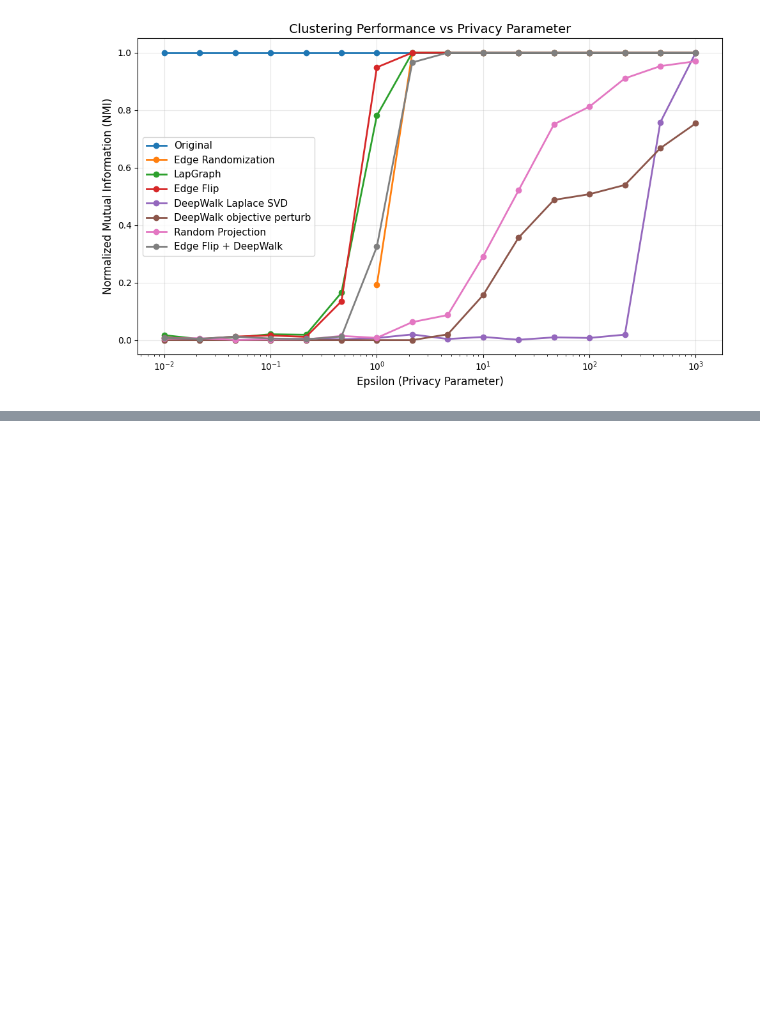
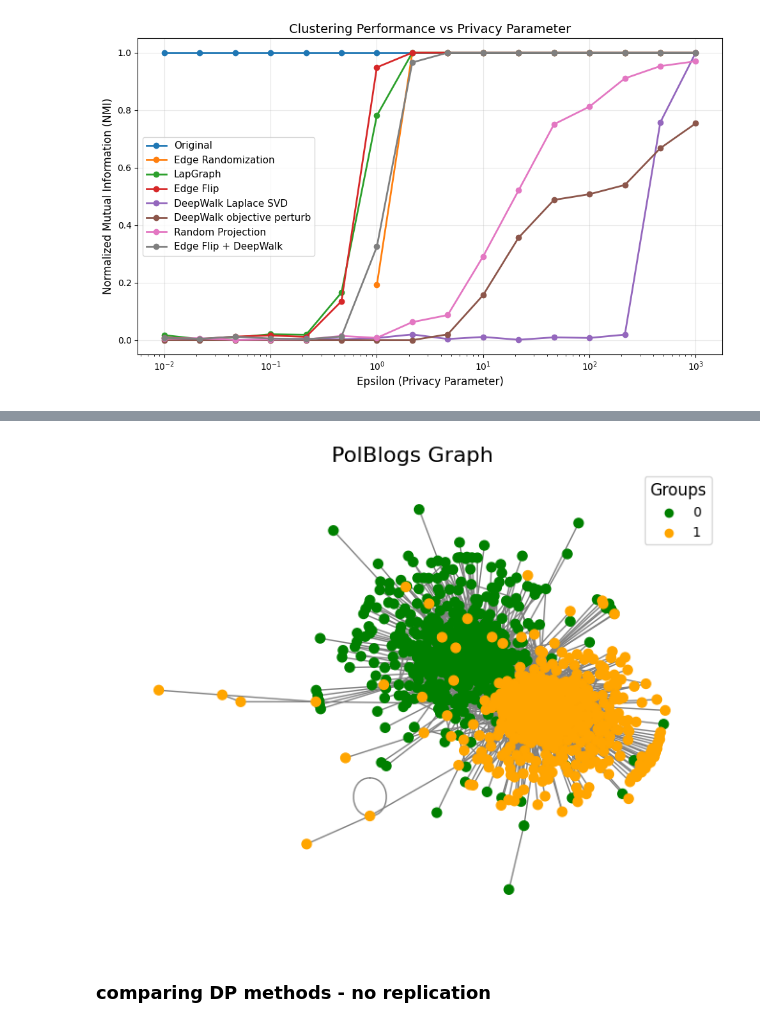
Before and after one commit to hungndo/Privacy_Network_Embeddings, a Jupyter notebook: DP_comparisons.ipynb, the cells around one changed output, grey strips where cells are left out. Cells and saved outputs as stored; diff of their text form; code cells hidden in the pictures; blank space fills up the shorter version.

```diff
--- a/DP_comparisons.ipynb
+++ b/DP_comparisons.ipynb
@@ -166,9 +167,9 @@ def deepwalk_dp(A, H, k, walk_length, epsilon, lambda_reg=0.1, learning_rate=0.0
 
     return W
 
-def deepwalk_get_H(G, k):
-    node2vec = Node2Vec(G, dimensions=k, walk_length=100, num_walks=10, workers=1, seed=0)
-    model = node2vec.fit(window=5, min_count=0, seed=0, sg=1, negative=5, epochs=1, ns_exponent=1)
+def deepwalk_get_H(G, k, seed=0, window=5):
+    node2vec = Node2Vec(G, dimensions=k, walk_length=100, num_walks=10, workers=1, seed=seed)
+    model = node2vec.fit(window=window, min_count=0, seed=seed, sg=1, negative=5, epochs=1, ns_exponent=1)
 
     emb_X = []
     for node_name in G.nodes():
@@ -342,0 +435,26 @@ plt.show()
+# %%
+# Plot out network
+cluster_labels = true_labels
+color_map = {
+    0: 'green',
+    1: 'orange',
+}
+node_colors = [color_map[label] for label in cluster_labels]
+nx.draw(
+    G,
+    with_labels=False,
+    node_color=node_colors,
+    edge_color='gray',
+    node_size=50,
+    pos=nx.spring_layout(G, seed=1)
+)
+plt.title("PolBlogs Graph", fontsize=16)
+
+for cluster, color in color_map.items():
+    plt.scatter([], [], c=color, label=cluster)
+plt.legend(title="Groups", fontsize=10, title_fontsize=12)
+plt.show()
+# %% [output]
+[figure, added]
+# %% [markdown]
+### comparing DP methods - no replication
```
Also changed, not shown: parts of 21 cells of this notebook, 5 other files.
